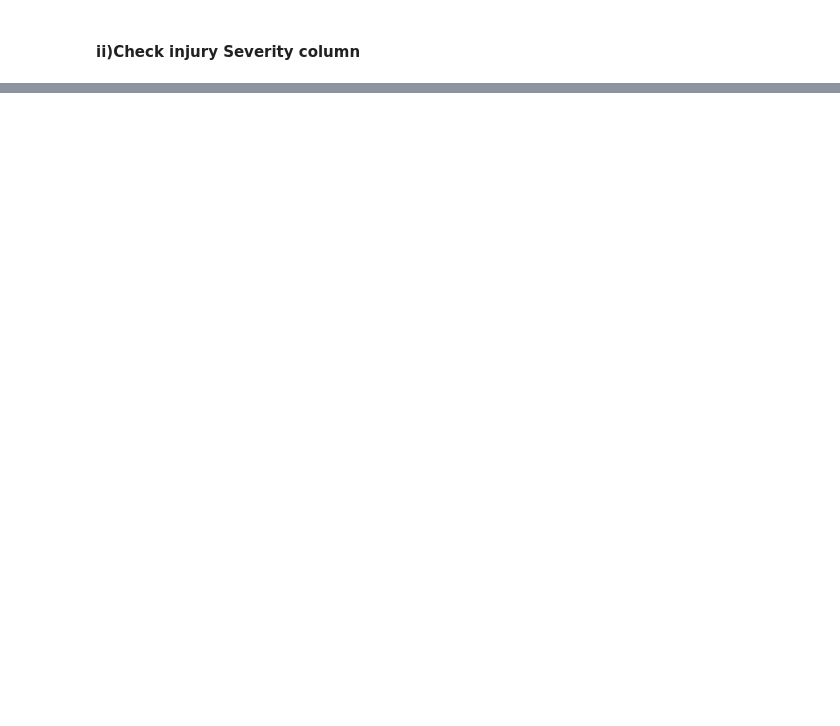
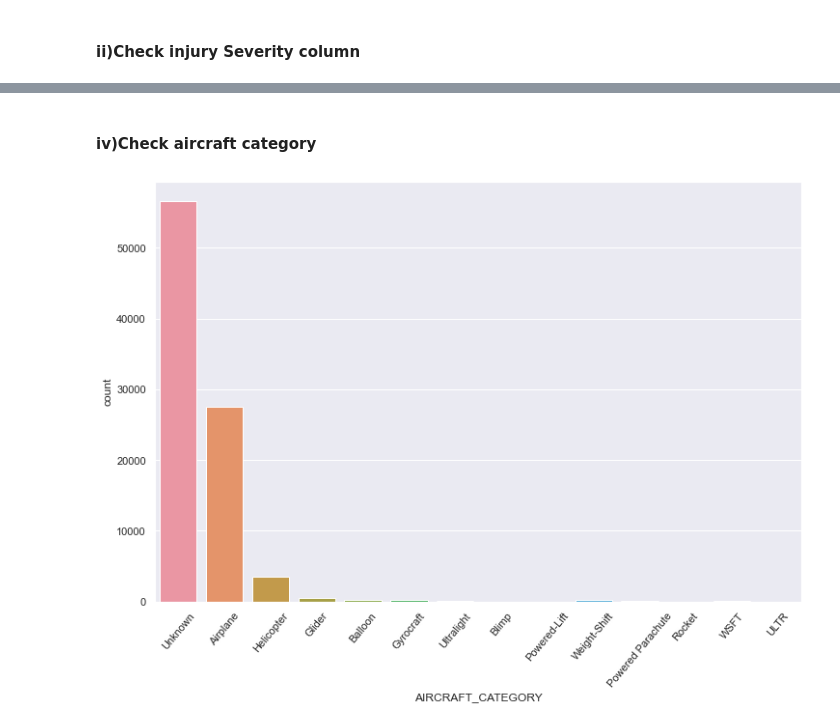
Before and after one commit to GraceMwende/AirCraft_Project, a Jupyter notebook: aviation.ipynb, the cells around one changed output, grey strips where cells are left out. Saved outputs shown, nothing was run; the diff lists cells and outputs as text; code cells hidden in the pictures; blank space fills up the shorter version.

```diff
--- a/aviation.ipynb
+++ b/aviation.ipynb
@@ -925,0 +948,7 @@ sns.countplot(data=aviation_data, x='INVESTIGATION_TYPE');
+# %% [markdown]
+#### iv)Check aircraft category
+# %%
+sns.countplot(data=aviation_data,x='AIRCRAFT_CATEGORY')
+plt.xticks(rotation=50);#Airplane Category highest followed by helicopter and lastly ULTR
+# %% [output]
+[figure, added]
```
Also changed, not shown: parts of 34 cells of this notebook, 1 other file.
